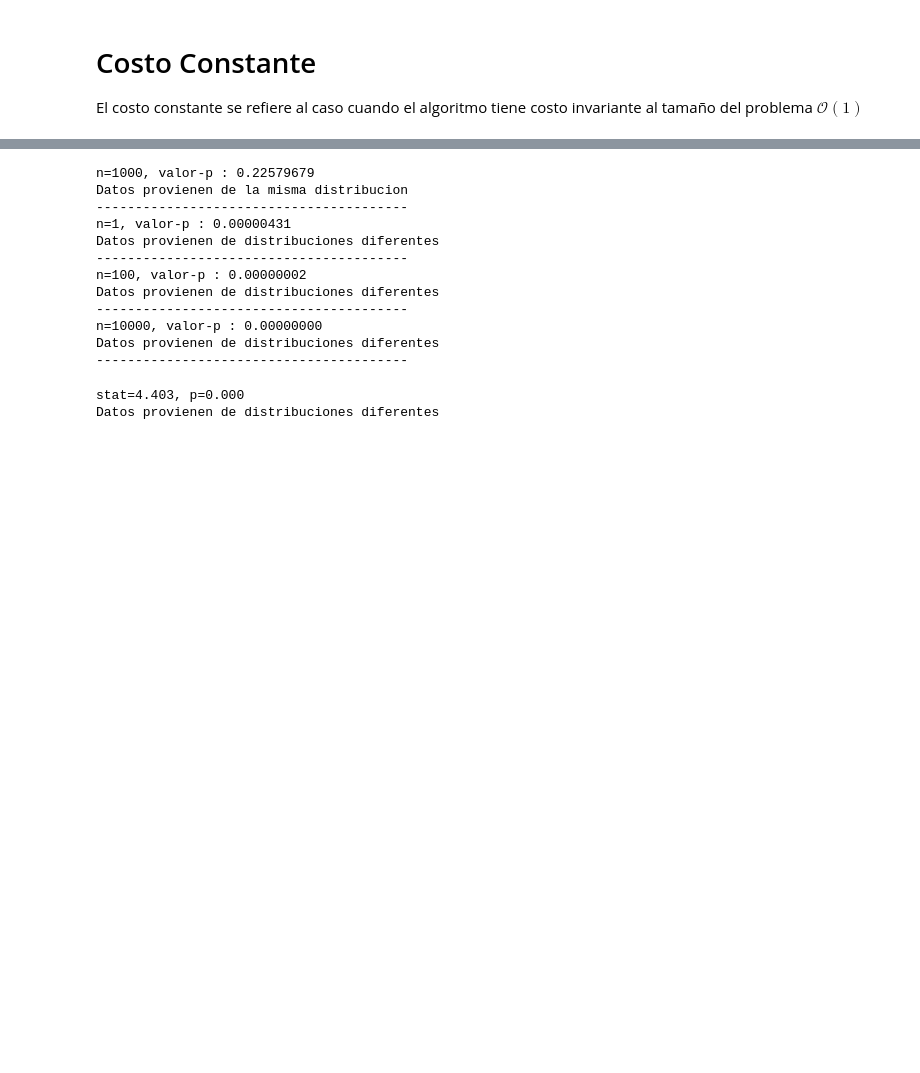
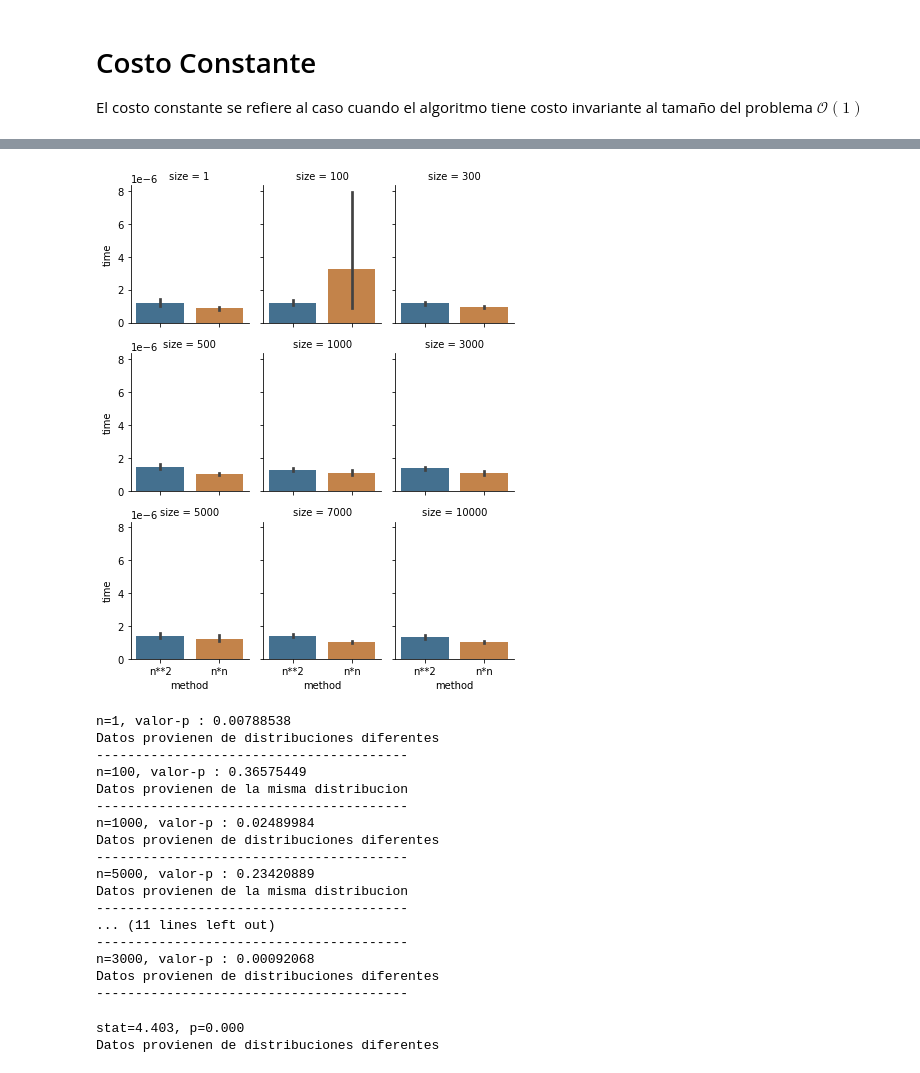
Before and after one commit to sherna90/analisis_algoritmos, a Jupyter notebook: 1.-Introduccion.ipynb, the cells around one changed output, grey strips where cells are left out. Drawn from its saved outputs; the diff is of its cells as text; code cells hidden in the pictures; blank space fills up the shorter version.

```diff
--- a/1.-Introduccion.ipynb
+++ b/1.-Introduccion.ipynb
@@ -98,3 +69,19 @@ df_sq.describe()
+# %%
+df['method']=df['method'].astype('category')
+# %%
+df.drop(columns=['level_0'],inplace=True)
+# %%
+df.rename(columns={'level_1':'size',0:'time'},inplace=True)
+# %%
+df['size']=df['size'].astype('category')
+# %%
+import matplotlib.pyplot as plt
+import seaborn as sns
+
+g = sns.catplot(x="method", y="time", col="size",data=df, saturation=.5,
+                kind="bar", col_wrap=3, height=2.5, aspect=.8)
+# %% [output]
+[figure, added]
 # %%
 from scipy import stats
 
@@ -102,7 +89,8 @@ from scipy import stats
 # Tests whether the means of two independent samples are significantly different.
 
 for n in experiments:
-    pvalue=stats.ttest_ind(df_sq[n],df_sq_exp[n])[1]
+    pvalue=stats.ttest_ind(df.loc[(df['method'] == 'n*n') & (df['size'] ==n)]['time'],
+                           df.loc[(df['method'] == 'n**2') & (df['size'] ==n)]['time'])[1]
     print('n={0}, valor-p : {1:06.8f}'.format(n,pvalue))
     if pvalue > 0.05:
         print('Datos provienen de la misma distribucion')
@@ -110,18 +98,23 @@ for n in experiments:
         print('Datos provienen de distribuciones diferentes')
     print('----------------------------------------')
 # %% [output]
-n=1000, valor-p : 0.22579679
+n=1, valor-p : 0.00788538
+Datos provienen de distribuciones diferentes
+----------------------------------------
+n=100, valor-p : 0.36575449
 Datos provienen de la misma distribucion
 ----------------------------------------
-n=1, valor-p : 0.00000431
+n=1000, valor-p : 0.02489984
 Datos provienen de distribuciones diferentes
 ----------------------------------------
-n=100, valor-p : 0.00000002
+n=5000, valor-p : 0.23420889
+Datos provienen de la misma distribucion
+----------------------------------------
+... (11 lines left out)
+----------------------------------------
+n=3000, valor-p : 0.00092068
 Datos provienen de distribuciones diferentes
 ----------------------------------------
-n=10000, valor-p : 0.00000000
-Datos provienen de distribuciones diferentes
-----------------------------------------
 # %%
 from scipy.stats import ttest_ind
 import numpy as np
```
Also changed, not shown: parts of 6 cells of this notebook.
